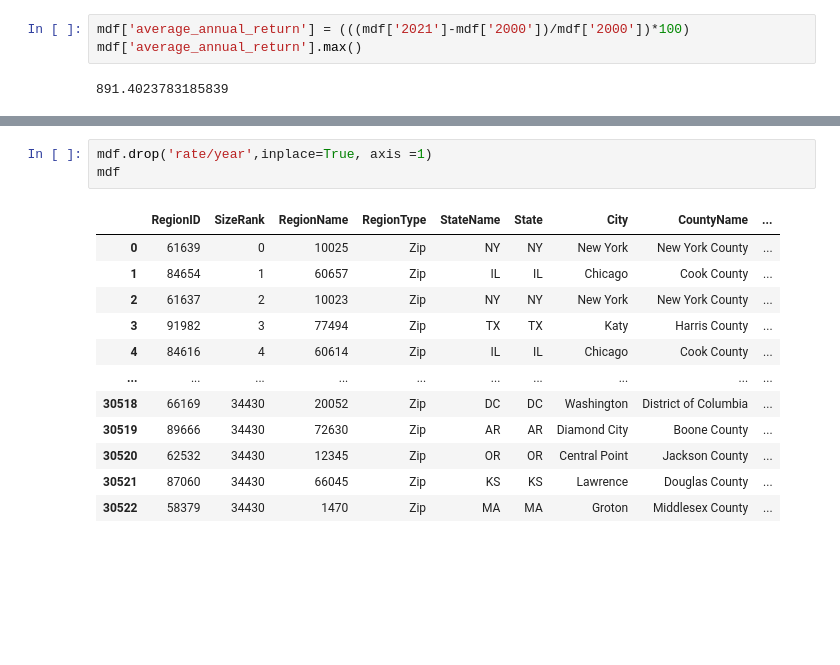
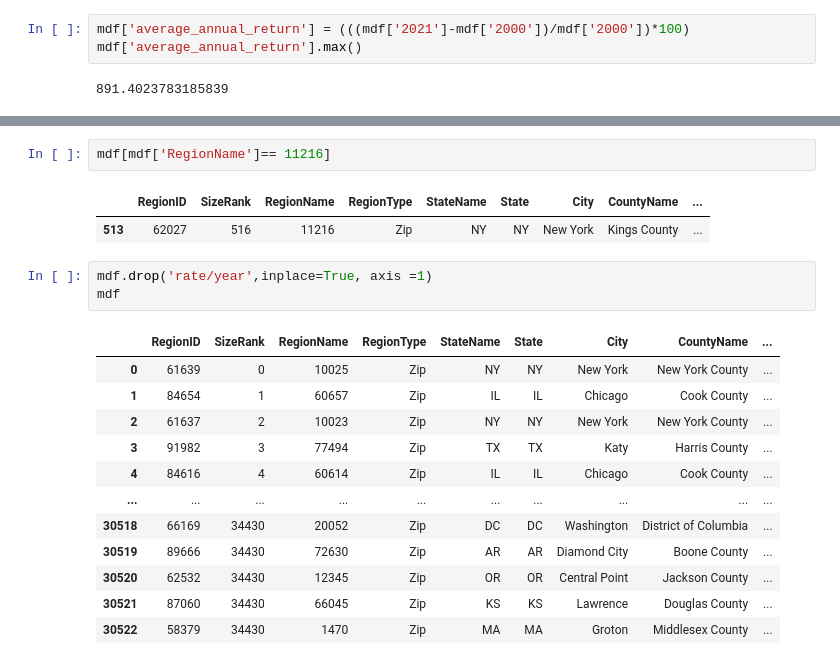
Before and after one commit to soohyunnie/forecasting_real_estate_prices, a Jupyter notebook: Avi_Rubin_Notebook .ipynb, the cells around one changed output, grey strips where cells are left out. Drawn from its saved outputs; the diff is of its cells as text; blank space fills up the shorter version.

```diff
--- a/Avi_Rubin_Notebook .ipynb
+++ b/Avi_Rubin_Notebook .ipynb
@@ -229,3 +229,8 @@ mdf
+# %%
+mdf[mdf['RegionName']== 11216]
+# %% [output]
+|  | RegionID | SizeRank | RegionName | RegionType | StateName | State | City | CountyName | ... |
+| 513 | 62027 | 516 | 11216 | Zip | NY | NY | New York | Kings County | ... |
 # %%
 mdf.drop('rate/year',inplace=True, axis =1)
 mdf
```
Also changed, not shown: parts of 4 cells of this notebook, 1 other file.
